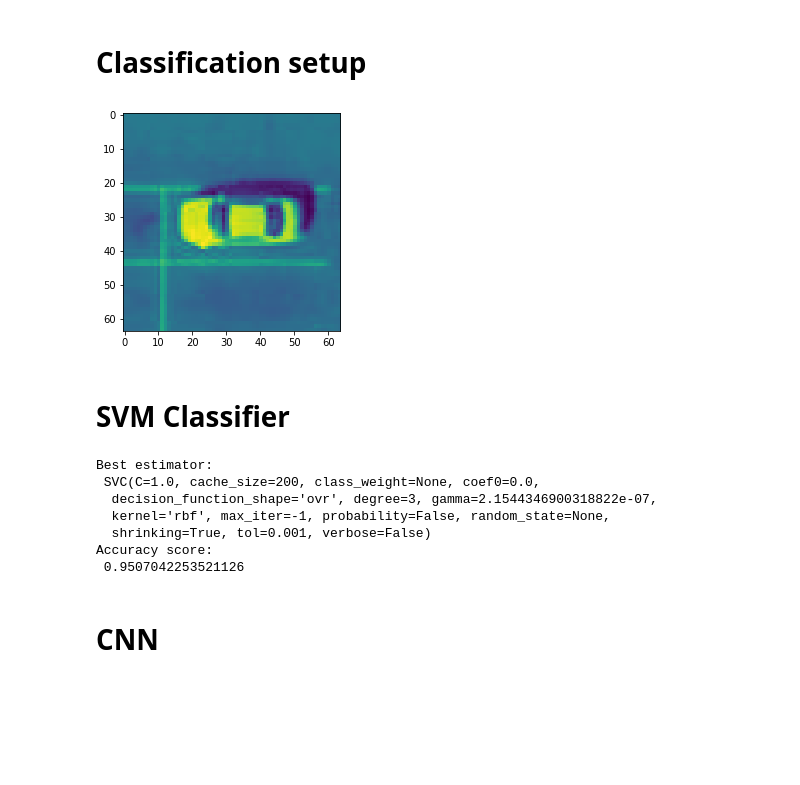
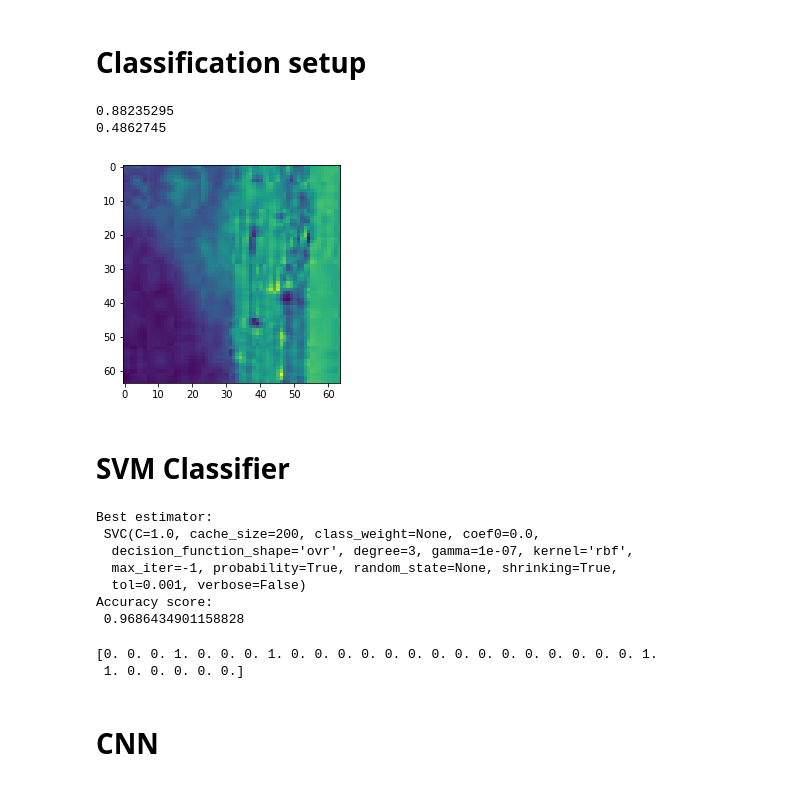
Before and after one commit to figa1993/ECE6254, a Jupyter notebook: Source/classify_chips.ipynb, the cells around one changed output. Drawn from its saved outputs; the diff is of its cells as text; code cells hidden in the pictures; blank space fills up the shorter version.

```diff
--- a/Source/classify_chips.ipynb
+++ b/Source/classify_chips.ipynb
@@ -55,7 +55,7 @@ print("found {} cars and {} background images".format(num_cars, num_bg))
 
 # Equalize the class probabilities for training (delete a random subset)
 # We do this now and not earlier because we don't know fully what we are going to get out of the directory apriori
-num_bg_to_delete = num_bg-num_cars
+num_bg_to_delete = np.round(0).astype('int')
 if (num_bg_to_delete):
     print("Deleting ", num_bg_to_delete, " background images")
     bg_idx = np.nonzero(y==0)[0]
@@ -90,11 +89,15 @@ plt.show
 # %%
 X_float = X.astype('float32')
 X_float /= 255
 
-plt.imshow(X[0,:,:])
+print(X_float[0,:,:].max())
+print(X_float[0,:,:].min())
+plt.imshow(X_float[0,:,:])
 plt.show()
 # %% [output]
+0.88235295
+0.4862745
-[figure, old version]
+[figure, new version]
 # %% [markdown]
 # SVM Classifier
 # %%
@@ -102,10 +105,9 @@ X_flat = X.reshape((len(X), -1))
 X_train, X_test, y_train, y_test = model_selection.train_test_split(X_flat, y, test_size=0.25, random_state=23)
 # %%
 parameters = [
-    {'kernel':['rbf'], 'gamma':np.logspace(-10, -4, 10)}
-    #{'kernel':['linear'], 'C':np.logspace(-5, 4, 20)}
+    {'kernel':['rbf'], 'gamma':np.logspace(-8, -5, 10)}
 ]
-clf=svm.SVC()
+clf=svm.SVC(probability=True)
 cv_clf=model_selection.GridSearchCV(estimator=clf, param_grid=parameters, cv=4, n_jobs=-1);
 cv_clf.fit(X_train,y_train)
 print("Best estimator:\n", cv_clf.best_estimator_)
@@ -117,11 +119,16 @@ print("Accuracy score:\n", metrics.accuracy_score(y_test,y_pred))
 # %% [output]
 Best estimator:
  SVC(C=1.0, cache_size=200, class_weight=None, coef0=0.0,
-  decision_function_shape='ovr', degree=3, gamma=2.1544346900318822e-07,
-  kernel='rbf', max_iter=-1, probability=False, random_state=None,
-  shrinking=True, tol=0.001, verbose=False)
+  decision_function_shape='ovr', degree=3, gamma=1e-07, kernel='rbf',
+  max_iter=-1, probability=True, random_state=None, shrinking=True,
+  tol=0.001, verbose=False)
 Accuracy score:
- 0.9507042253521126
+ 0.9686434901158828
+# %%
+print(y_pred[0:30])
+# %% [output]
+[0. 0. 0. 1. 0. 0. 0. 1. 0. 0. 0. 0. 0. 0. 0. 0. 0. 0. 0. 0. 0. 0. 0. 1.
+ 1. 0. 0. 0. 0. 0.]
 # %% [markdown]
 # CNN
 # %%
```
Also changed, not shown: parts of 16 cells of this notebook.
